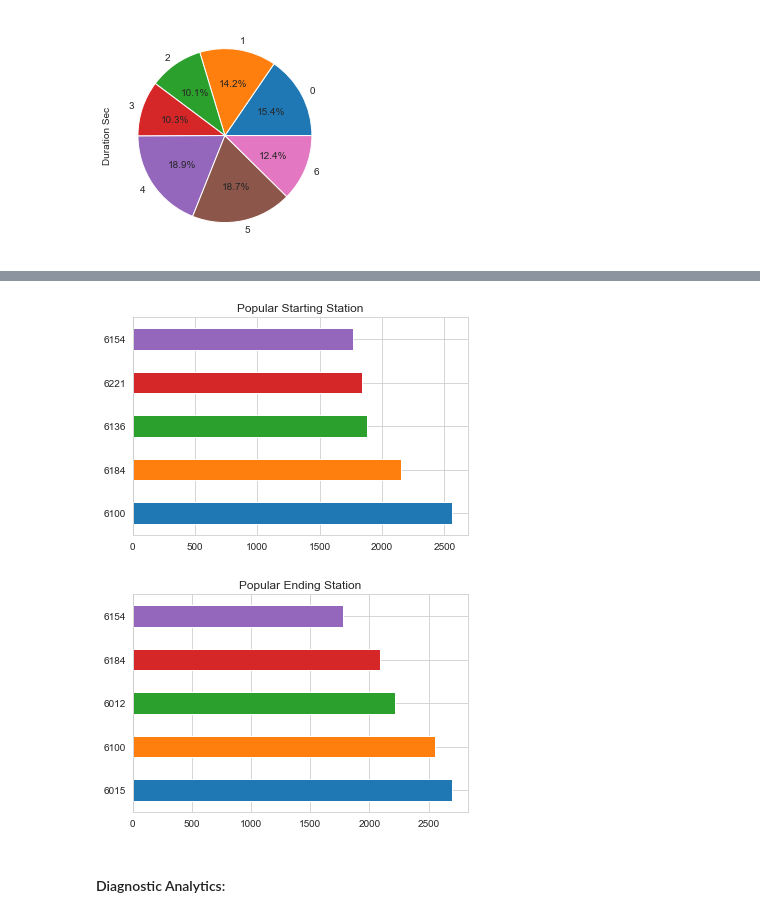
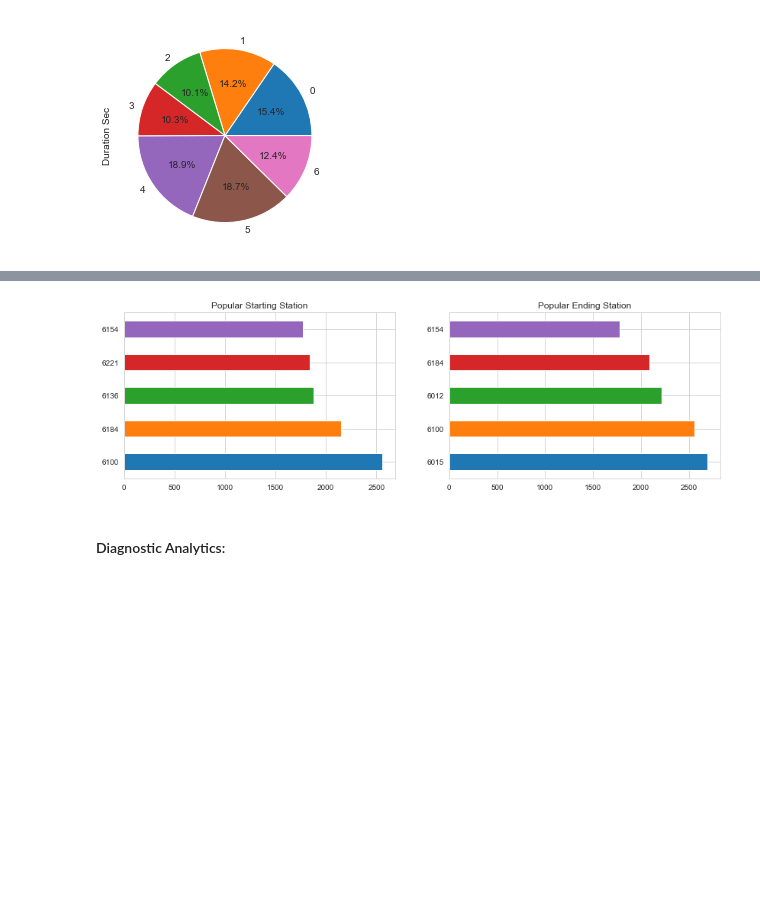
Before and after one commit to bmshahrier/bixi-monteal, a Jupyter notebook: bixi-montreal-eda.ipynb, the cells around one changed output, grey strips where cells are left out. Cells and saved outputs as stored; diff of their text form; code cells hidden in the pictures; blank space fills up the shorter version.

```diff
--- a/bixi-montreal-eda.ipynb
+++ b/bixi-montreal-eda.ipynb
@@ -232,18 +237,21 @@ Name: Duration Sec, dtype: int64
 # %%
 #What are the poular stations of BIXI Riders?
 
+# Define the figure size
+plt.figure(figsize=(14, 4))
+
 # Popular starting station (number of trips start in a particular station)
+plt.subplot(121) # (row, column, position)
 df_trip_weather['Start Station Code'].value_counts().head().plot(kind='barh')
 plt.title('Popular Starting Station')
-plt.show()
 
 # Popular ending station (number of trips end in a particular station)
+plt.subplot(122)
 df_trip_weather['End Station Code'].value_counts().head().plot(kind='barh')
 plt.title('Popular Ending Station')
 plt.show()
 # %% [output]
-[figure, old version]
+[figure, new version]
-[figure, removed]
 # %%
 # Comments: Stattion 6154 and 6184 are popular stations for starting and ending the ride.
 # %% [markdown]
```
Also changed, not shown: parts of 5 cells of this notebook.
